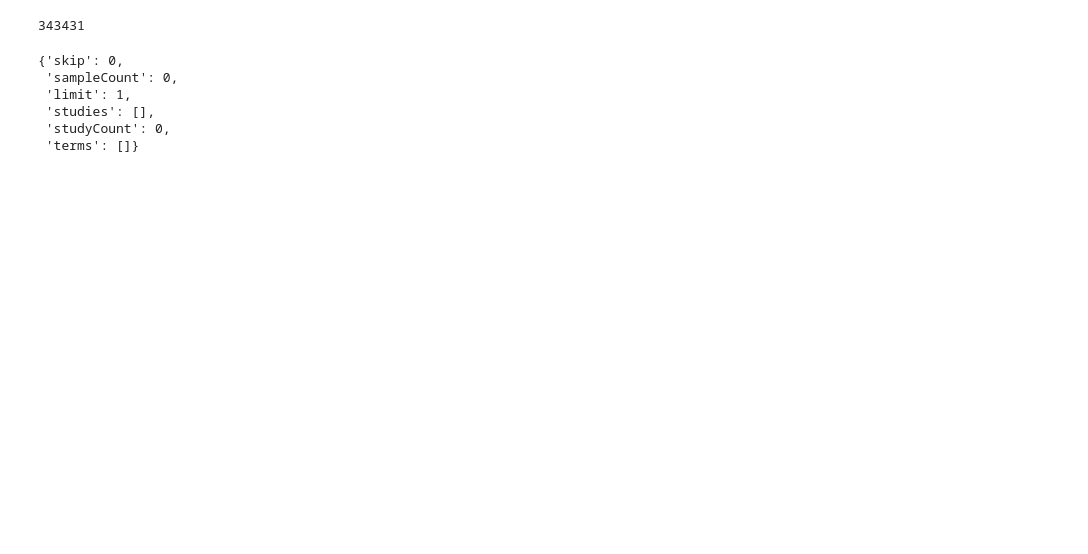
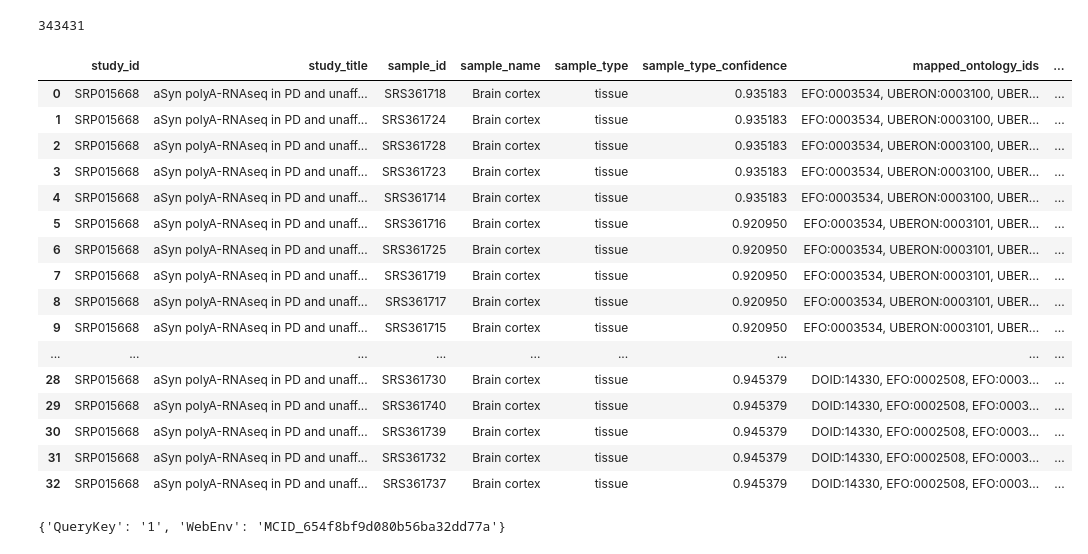
Before and after one commit to epigen/CellWhisperer, a Jupyter notebook: src/datasets/archs4/map_metasra_to_geo.ipynb, the cells around one changed output. Drawn from its saved outputs; the diff is of its cells as text; code cells hidden in the pictures; blank space fills up the shorter version.

```diff
--- a/src/datasets/archs4/map_metasra_to_geo.ipynb
+++ b/src/datasets/archs4/map_metasra_to_geo.ipynb
@@ -65,31 +65,49 @@ with open('metasra.v1-8.json', 'r') as metasradb:
 len(filtered_db)
 # %% [output]
 343431
-# %%
-import urllib3
-import certifi
-
-http = urllib3.PoolManager(
-    ca_certs = certifi.where(),
-    cert_reqs = 'CERT_NONE'
-)
-
-# retrieving number of studies that match search criteria
-r = http.request(
-    'GET',
-    'http://metasra.biostat.wisc.edu/api/v01/samples.json',
-    fields = {
-        'study': 'SRS3181591',
-        'limit': 1,
-        'skip': 0
-    }
-)
-
-json.loads(r.data.decode('utf-8'))
-# %% [output]
-{'skip': 0,
- 'sampleCount': 0,
- 'limit': 1,
- 'studies': [],
- 'studyCount': 0,
- 'terms': []}
+# %%
+import urllib3
+import certifi
+import json
+import pandas as pd
+from io import StringIO
+
+
+http = urllib3.PoolManager(
+    ca_certs = certifi.where(),
+    cert_reqs = 'CERT_NONE'
+)
+
+r = http.request(
+    'GET',
+    'http://metasra.biostat.wisc.edu/api/v01/samples.csv',
+    fields = {
+        'study': 'SRP015668',
+        'species': 'human',
+        'assay': 'RNA-seq',
+        'limit': 1,
+        'skip': 0
+    }
+)
+
+#json.loads(r.data.decode('utf-8'))
+data = StringIO(r.data.decode('utf-8'))
+pd.read_csv(data)
+# %% [output]
+|  | study_id | study_title | sample_id | sample_name | sample_type | sample_type_confidence | mapped_ontology_ids | ... |
+| 0 | SRP015668 | aSyn polyA-RNAseq in PD and unaff... | SRS361718 | Brain cortex | tissue | 0.935183 | EFO:0003534, UBERON:0003100, UBER... | ... |
+| 1 | SRP015668 | aSyn polyA-RNAseq in PD and unaff... | SRS361724 | Brain cortex | tissue | 0.935183 | EFO:0003534, UBERON:0003100, UBER... | ... |
+| 2 | SRP015668 | aSyn polyA-RNAseq in PD and unaff... | SRS361728 | Brain cortex | tissue | 0.935183 | EFO:0003534, UBERON:0003100, UBER... | ... |
+| 3 | SRP015668 | aSyn polyA-RNAseq in PD and unaff... | SRS361723 | Brain cortex | tissue | 0.935183 | EFO:0003534, UBERON:0003100, UBER... | ... |
+| 4 | SRP015668 | aSyn polyA-RNAseq in PD and unaff... | SRS361714 | Brain cortex | tissue | 0.935183 | EFO:0003534, UBERON:0003100, UBER... | ... |
+| 5 | SRP015668 | aSyn polyA-RNAseq in PD and unaff... | SRS361716 | Brain cortex | tissue | 0.920950 | EFO:0003534, UBERON:0003101, UBER... | ... |
+| 6 | SRP015668 | aSyn polyA-RNAseq in PD and unaff... | SRS361725 | Brain cortex | tissue | 0.920950 | EFO:0003534, UBERON:0003101, UBER... | ... |
+| 7 | SRP015668 | aSyn polyA-RNAseq in PD and unaff... | SRS361719 | Brain cortex | tissue | 0.920950 | EFO:0003534, UBERON:0003101, UBER... | ... |
+| 8 | SRP015668 | aSyn polyA-RNAseq in PD and unaff... | SRS361717 | Brain cortex | tissue | 0.920950 | EFO:0003534, UBERON:0003101, UBER... | ... |
+| 9 | SRP015668 | aSyn polyA-RNAseq in PD and unaff... | SRS361715 | Brain cortex | tissue | 0.920950 | EFO:0003534, UBERON:0003101, UBER... | ... |
+| ... | ... | ... | ... | ... | ... | ... | ... | ... |
+| 28 | SRP015668 | aSyn polyA-RNAseq in PD and unaff... | SRS361730 | Brain cortex | tissue | 0.945379 | DOID:14330, EFO:0002508, EFO:0003... | ... |
+| 29 | SRP015668 | aSyn polyA-RNAseq in PD and unaff... | SRS361740 | Brain cortex | tissue | 0.945379 | DOID:14330, EFO:0002508, EFO:0003... | ... |
+| 30 | SRP015668 | aSyn polyA-RNAseq in PD and unaff... | SRS361739 | Brain cortex | tissue | 0.945379 | DOID:14330, EFO:0002508, EFO:0003... | ... |
+| 31 | SRP015668 | aSyn polyA-RNAseq in PD and unaff... | SRS361732 | Brain cortex | tissue | 0.945379 | DOID:14330, EFO:0002508, EFO:0003... | ... |
+| 32 | SRP015668 | aSyn polyA-RNAseq in PD and unaff... | SRS361737 | Brain cortex | tissue | 0.945379 | DOID:14330, EFO:0002508, EFO:0003... | ... |
@@ -95,0 +125,5 @@ json.loads(r.data.decode('utf-8'))
+# %%
+response_handle = Entrez.epost(db = 'sra', id = ','.join(uids))
+web_env_info = Entrez.read(response_handle)
+# %% [output]
+{'QueryKey': '1', 'WebEnv': 'MCID_654f8bf9d080b56ba32dd77a'}
```
Also changed, not shown: parts of 5 cells of this notebook, 4 other files.
